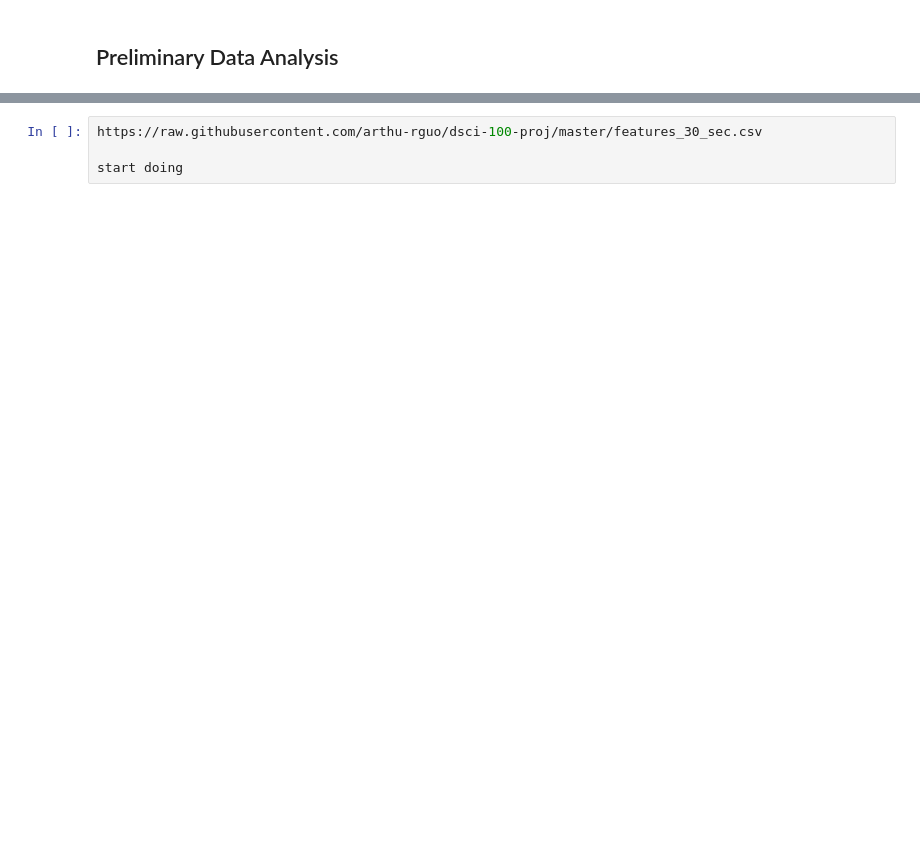
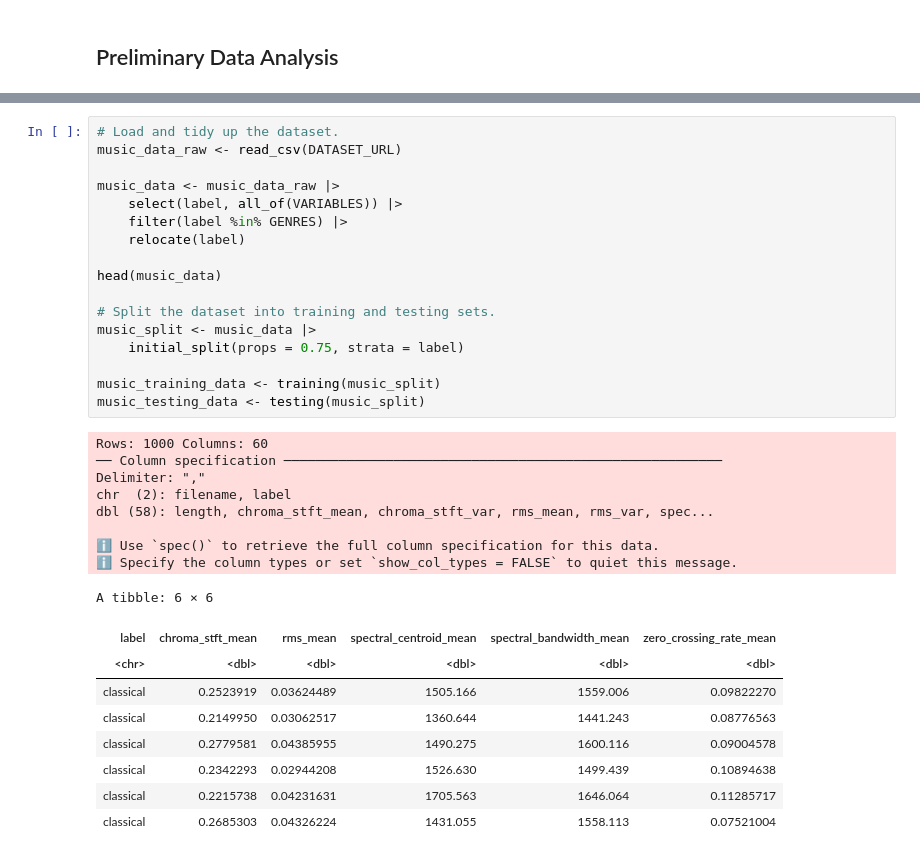
Before and after one commit to arthu-rguo/dsci-100-proj, a Jupyter notebook: project_proposal.ipynb, the cells around one changed output, grey strips where cells are left out. Drawn from its saved outputs; the diff is of its cells as text; blank space fills up the shorter version.

```diff
--- a/project_proposal.ipynb
+++ b/project_proposal.ipynb
@@ -17,4 +44,35 @@ A spectrogram is a visual way of representing the intensity of a signal over tim
 # %%
-https://raw.githubusercontent.com/arthu-rguo/dsci-100-proj/master/features_30_sec.csv
+# Load and tidy up the dataset.
+music_data_raw <- read_csv(DATASET_URL)
 
-start doing
+music_data <- music_data_raw |>
+    select(label, all_of(VARIABLES)) |>
+    filter(label %in% GENRES) |>
+    relocate(label)
+
+head(music_data)
+
+# Split the dataset into training and testing sets.
+music_split <- music_data |>
+    initial_split(props = 0.75, strata = label)
+
+music_training_data <- training(music_split)
+music_testing_data <- testing(music_split)
+# %% [output]
+Rows: 1000 Columns: 60
+── Column specification ────────────────────────────────────────────────────────
+Delimiter: ","
+chr  (2): filename, label
+dbl (58): length, chroma_stft_mean, chroma_stft_var, rms_mean, rms_var, spec...
+
+ℹ Use `spec()` to retrieve the full column specification for this data.
+ℹ Specify the column types or set `show_col_types = FALSE` to quiet this message.
+A tibble: 6 × 6
+| label | chroma_stft_mean | rms_mean | spectral_centroid_mean | spectral_bandwidth_mean | zero_crossing_rate_mean |
+| <chr> | <dbl> | <dbl> | <dbl> | <dbl> | <dbl> |
+| classical | 0.2523919 | 0.03624489 | 1505.166 | 1559.006 | 0.09822270 |
+| classical | 0.2149950 | 0.03062517 | 1360.644 | 1441.243 | 0.08776563 |
+| classical | 0.2779581 | 0.04385955 | 1490.275 | 1600.116 | 0.09004578 |
+| classical | 0.2342293 | 0.02944208 | 1526.630 | 1499.439 | 0.10894638 |
+| classical | 0.2215738 | 0.04231631 | 1705.563 | 1646.064 | 0.11285717 |
+| classical | 0.2685303 | 0.04326224 | 1431.055 | 1558.113 | 0.07521004 |
```
Also changed, not shown: parts of 7 cells of this notebook.
